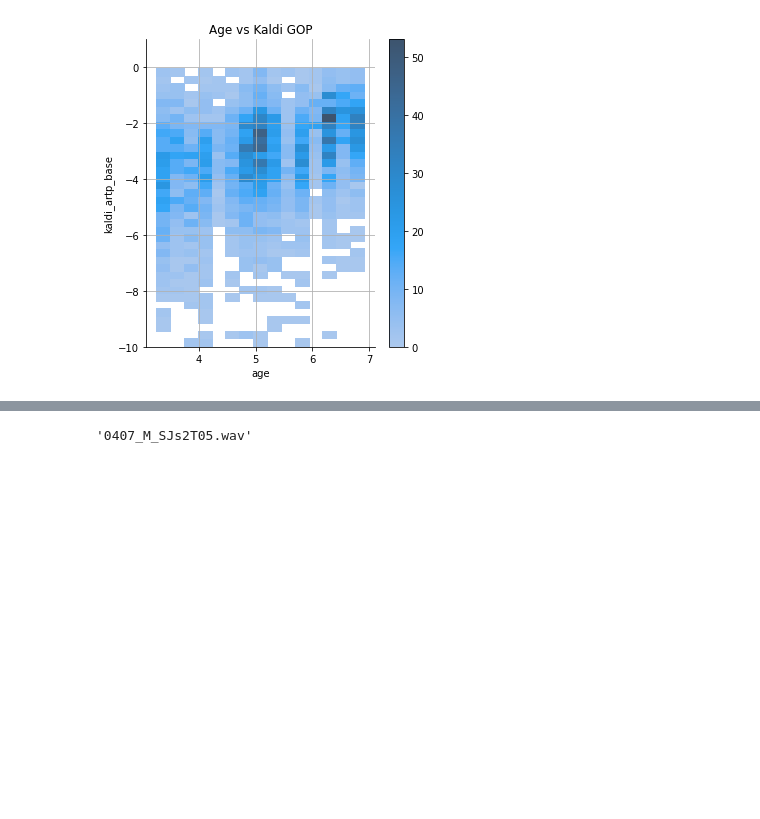
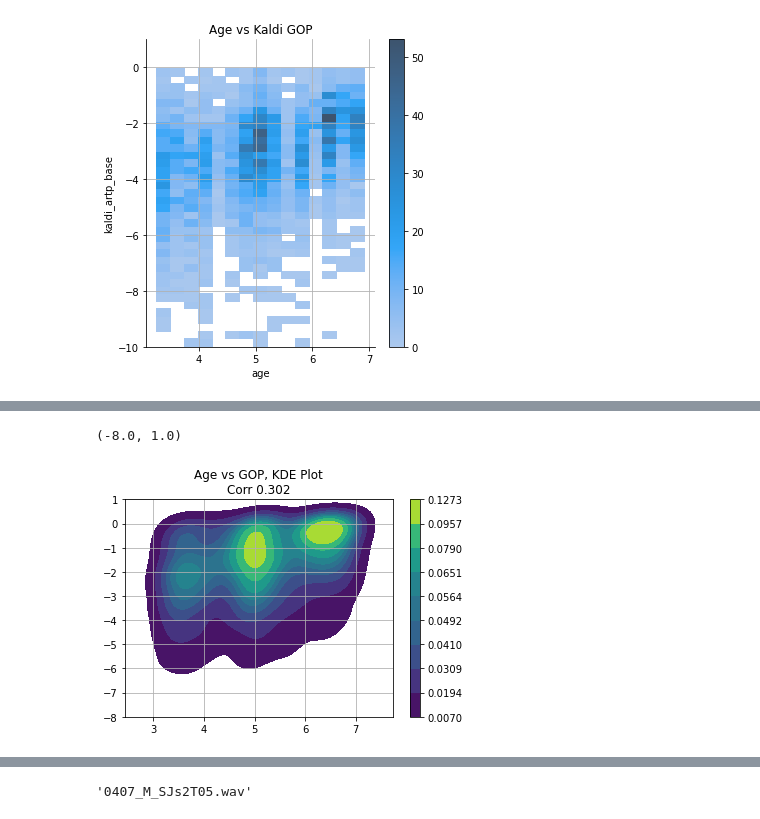
Before and after one commit to pkadambi/charsiu, a Jupyter notebook: child_speech_artp_results_plotting.ipynb, the cells around one changed output, grey strips where cells are left out. Drawn from its saved outputs; the diff is of its cells as text; code cells hidden in the pictures; blank space fills up the shorter version.

```diff
--- a/child_speech_artp_results_plotting.ipynb
+++ b/child_speech_artp_results_plotting.ipynb
@@ -100,3 +140,3 @@ for ii, tgfilepath in enumerate(tqdm.tqdm(manual_textgrid_files)):
 # %%
-speechbounds
+artps_ = [ap_['GOP'].values.mean() for ap_ in artps]
 # %% [output]
@@ -260 +329,13 @@ plt.grid()
+# %%
+import matplotlib.pyplot as plt
+import seaborn as sns
+plt.figure()
+sns.kdeplot(x=artp_df["age"].values, y=artps_, fill=True, cmap='viridis', cbar=True)
+corrval = artp_df['age'].corr(artp_df['gops'])
+plt.title('Age vs GOP, KDE Plot\nCorr %.3f' % corrval)
+plt.grid()
+plt.ylim([-8, 1])
+# %% [output]
+(-8.0, 1.0)
+[figure, added]
 # %%
```
Also changed, not shown: parts of 18 cells of this notebook, 8 other files.
